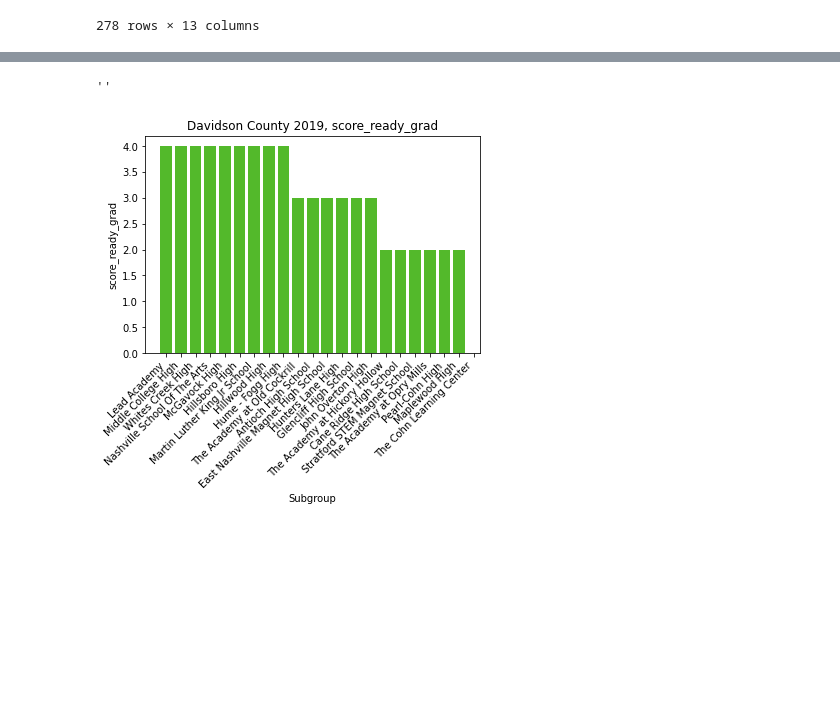
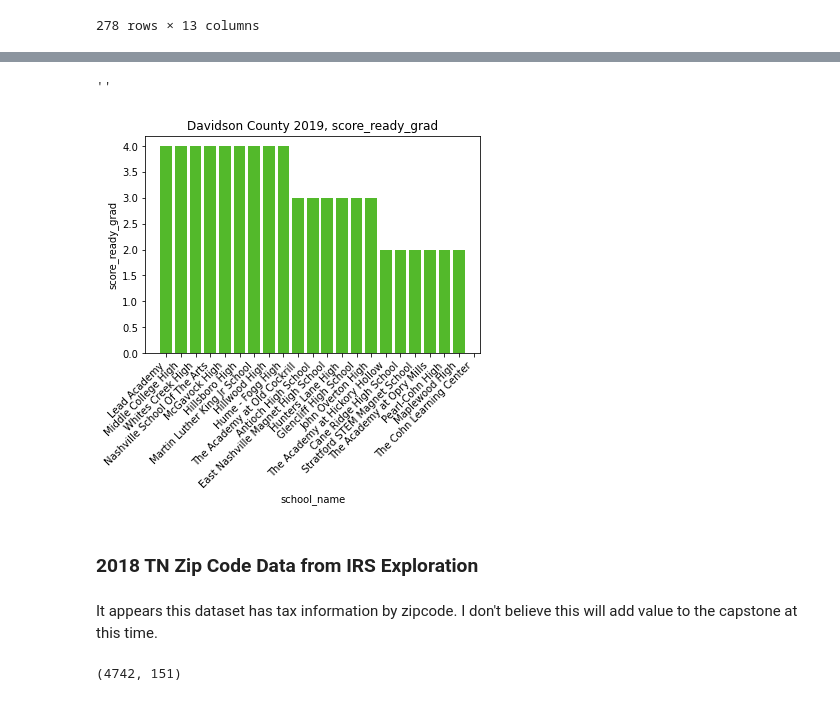
Before and after one commit to CalebAutry/capstone, a Jupyter notebook: notebooks/capstone.ipynb, the cells around one changed output, grey strips where cells are left out. Drawn from its saved outputs; the diff is of its cells as text; code cells hidden in the pictures; blank space fills up the shorter version.

Commit message:
began exploring irs data by zip codes in TN

```diff
--- a/notebooks/capstone.ipynb
+++ b/notebooks/capstone.ipynb
@@ -995,15 +1000,23 @@ davidson_hs_school_indicators_19_all_ed_sorted = davidson_hs_school_indicators_1
 # %%
 plt.bar(davidson_hs_school_indicators_19_all_ed_sorted['school_name'],\
         davidson_hs_school_indicators_19_all_ed_sorted['score_ready_grad'],\
         color = '#53b92b')
 # plt.xticks(rotation=90)
 plt.title('Davidson County 2019, score_ready_grad')
-plt.xlabel('Subgroup')
+plt.xlabel('school_name')
 plt.ylabel('score_ready_grad')
 plt.xticks(rotation=45,
         horizontalalignment="right")
 # plt.ylim(0, 3250)
 ;
 # %% [output]
 ''
-[figure, old version]
+[figure, new version]
+# %% [markdown]
+### 2018 TN Zip Code Data from IRS Exploration
+# %% [markdown]
+It appears this dataset has tax information by zipcode. I don't believe this will add value to the capstone at this time.
+# %%
+zip_code_irs_18.shape
+# %% [output]
+(4742, 151)
```
Also changed, not shown: parts of 30 cells of this notebook.
